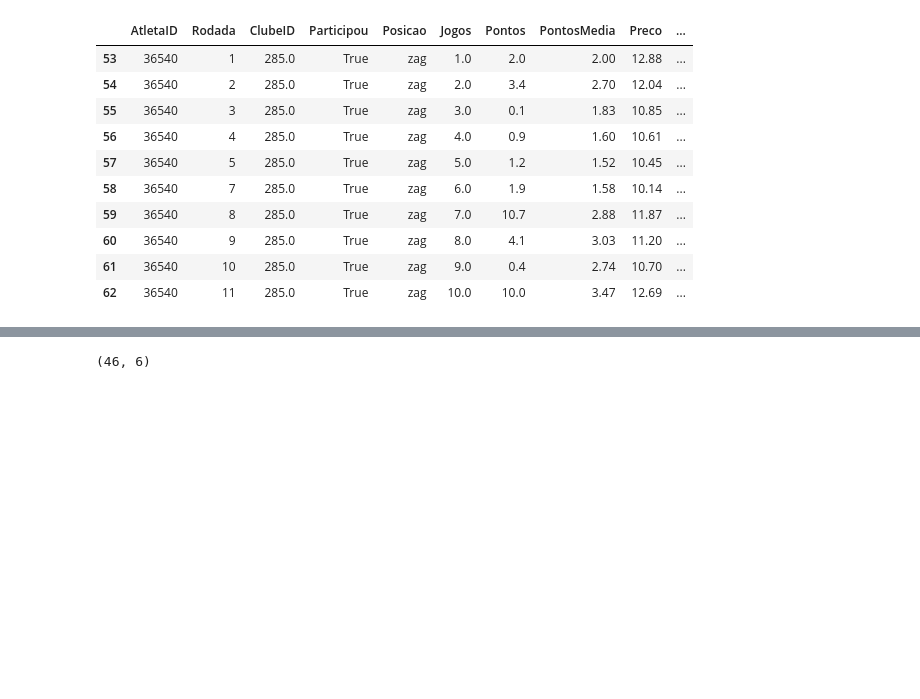
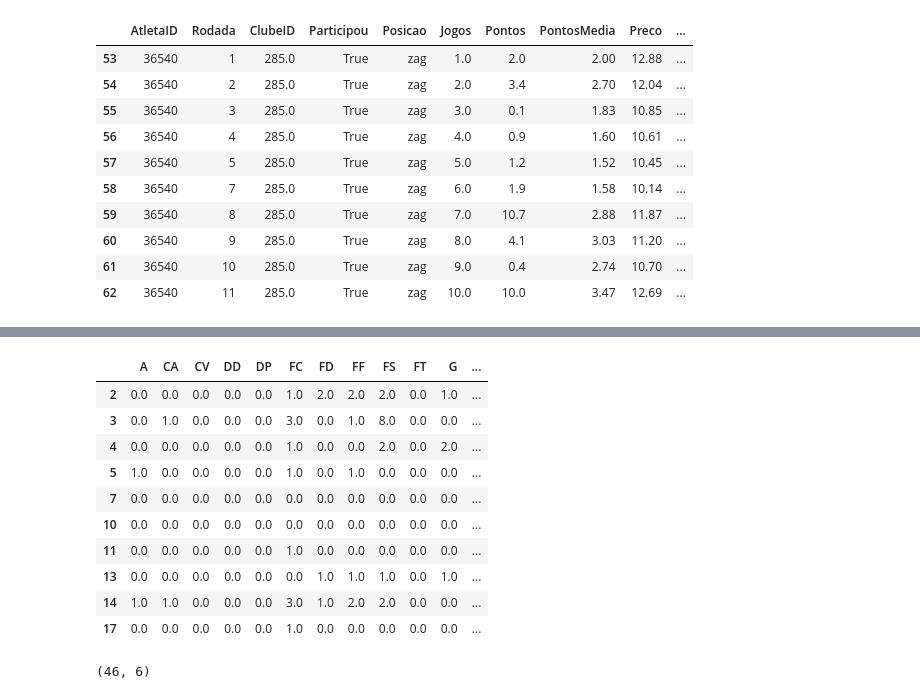
Before and after one commit to MCGambarin/tcc, a Jupyter notebook: tcc.ipynb, the cells around one changed output, grey strips where cells are left out. Drawn from its saved outputs; the diff is of its cells as text; code cells hidden in the pictures; blank space fills up the shorter version.

Commit message:
adicionando dados 2018 ao modelo

```diff
--- a/tcc.ipynb
+++ b/tcc.ipynb
@@ -98,3 +170,92 @@ Dimensão dos dados após as limpezas:  (22839, 77)
+# %%
+#Juntar planilha limpa obtidade de 2018 com dados_agregados
+
+
+#Renomear algumas colunas
+df_2018_map = df_2018.rename(columns={
+    'atletas.atleta_id': 'AtletaID',
+    'atletas.clube.id.full.name': 'ClubeID',
+    'atletas.posicao_id': 'Posicao',
+    'atletas.preco_num': 'Preco',
+    'atletas.pontos_num': 'Pontos',
+    'atletas.media_num': 'PontosMedia',
+    'atletas.variacao_num': 'PrecoVariacao',
+    'atletas.status_id': 'Status',
+    'atletas.rodada_id': 'Rodada',
+});
+
+#Adicionando colunas que faltam
+df_2018_map['Participou'] = 'TRUE'
+df_2018_map['ano'] = 2018
+df_2018_map['avg.A'] = 0
+df_2018_map['avg.A.l05'] = 0
+df_2018_map['avg.CA'] = 0
+df_2018_map['avg.CV.l05'] = 0
+df_2018_map['avg.DD'] = 0
+df_2018_map['avg.DD.l05'] = 0
+df_2018_map['avg.DP'] = 0
+df_2018_map['avg.DP.l05'] = 0
+df_2018_map['avg.FC'] = 0
+df_2018_map['avg.FC.l05'] = 0
+df_2018_map['avg.FD'] = 0
+df_2018_map['avg.FD.l05'] = 0
+df_2018_map['avg.FF'] = 0
+df_2018_map['avg.FF.l05'] = 0
+df_2018_map['avg.FS'] = 0
+df_2018_map['avg.FS.l05'] = 0
+df_2018_map['avg.FT'] = 0
+df_2018_map['avg.FT.l05'] = 0
+df_2018_map['avg.G'] = 0
+df_2018_map['avg.G.l05'] = 0
+df_2018_map['avg.GC'] = 0
+df_2018_map['avg.GC.l05'] = 0
+df_2018_map['avg.GS'] = 0
+df_2018_map['avg.GS.l05'] = 0
+df_2018_map['avg.I'] = 0
+df_2018_map['avg.I.l05'] = 0
+df_2018_map['avg.PE'] = 0
+df_2018_map['avg.PE.l05'] = 0
+df_2018_map['avg.PP'] = 0
+df_2018_map['avg.PP.l05'] = 0
+df_2018_map['avg.Points'] = 0
+df_2018_map['avg.RB'] = 0
+df_2018_map['avg.RB.l05'] = 0
+df_2018_map['avg.SG'] = 0
+df_2018_map['avg.SG.l05'] = 0
+df_2018_map['avg.last05'] = 0
+df_2018_map['away.score.x'] = 0
+df_2018_map['dia'] = 0
+df_2018_map['home.attack'] = 0
+df_2018_map['home.defend'] = 0
+df_2018_map['home.score.x'] = 0
+df_2018_map['mes'] = 0
+df_2018_map['pred.away.score'] = 0
+df_2018_map['pred.home.score'] = 0
+df_2018_map['risk_points'] = 0
+df_2018_map['variable'] = 0
+
+
+#Remover colunas que não serão necessárias
+df_2018_map = df_2018_map.drop('Unnamed: 0', axis=1)
+df_2018_map = df_2018_map.drop('atletas.clube_id', axis=1)
+df_2018_map = df_2018_map.drop('atletas.foto', axis=1)
+df_2018_map = df_2018_map.drop('atletas.nome', axis=1)
+df_2018_map = df_2018_map.drop('atletas.apelido', axis=1)
+df_2018_map = df_2018_map.drop('atletas.slug', axis=1)
+
+df_2018_map.head(10)
+# %% [output]
+|  | A | CA | CV | DD | DP | FC | FD | FF | FS | FT | G | ... |
+| 2 | 0.0 | 0.0 | 0.0 | 0.0 | 0.0 | 1.0 | 2.0 | 2.0 | 2.0 | 0.0 | 1.0 | ... |
+| 3 | 0.0 | 1.0 | 0.0 | 0.0 | 0.0 | 3.0 | 0.0 | 1.0 | 8.0 | 0.0 | 0.0 | ... |
+| 4 | 0.0 | 0.0 | 0.0 | 0.0 | 0.0 | 1.0 | 0.0 | 0.0 | 2.0 | 0.0 | 2.0 | ... |
+| 5 | 1.0 | 0.0 | 0.0 | 0.0 | 0.0 | 1.0 | 0.0 | 1.0 | 0.0 | 0.0 | 0.0 | ... |
+| 7 | 0.0 | 0.0 | 0.0 | 0.0 | 0.0 | 0.0 | 0.0 | 0.0 | 0.0 | 0.0 | 0.0 | ... |
+| 10 | 0.0 | 0.0 | 0.0 | 0.0 | 0.0 | 0.0 | 0.0 | 0.0 | 0.0 | 0.0 | 0.0 | ... |
+| 11 | 0.0 | 0.0 | 0.0 | 0.0 | 0.0 | 1.0 | 0.0 | 0.0 | 0.0 | 0.0 | 0.0 | ... |
+| 13 | 0.0 | 0.0 | 0.0 | 0.0 | 0.0 | 0.0 | 1.0 | 1.0 | 1.0 | 0.0 | 1.0 | ... |
+| 14 | 1.0 | 1.0 | 0.0 | 0.0 | 0.0 | 3.0 | 1.0 | 2.0 | 2.0 | 0.0 | 0.0 | ... |
+| 17 | 0.0 | 0.0 | 0.0 | 0.0 | 0.0 | 1.0 | 0.0 | 0.0 | 0.0 | 0.0 | 0.0 | ... |
 # %%
 #Atualização dos times para jogadores
 df_teams = pd.read_csv('/home/matheus/dev/tcc/tcc/data/times_ids.csv')
```
Also changed, not shown: parts of 19 cells of this notebook, 8 other files.
